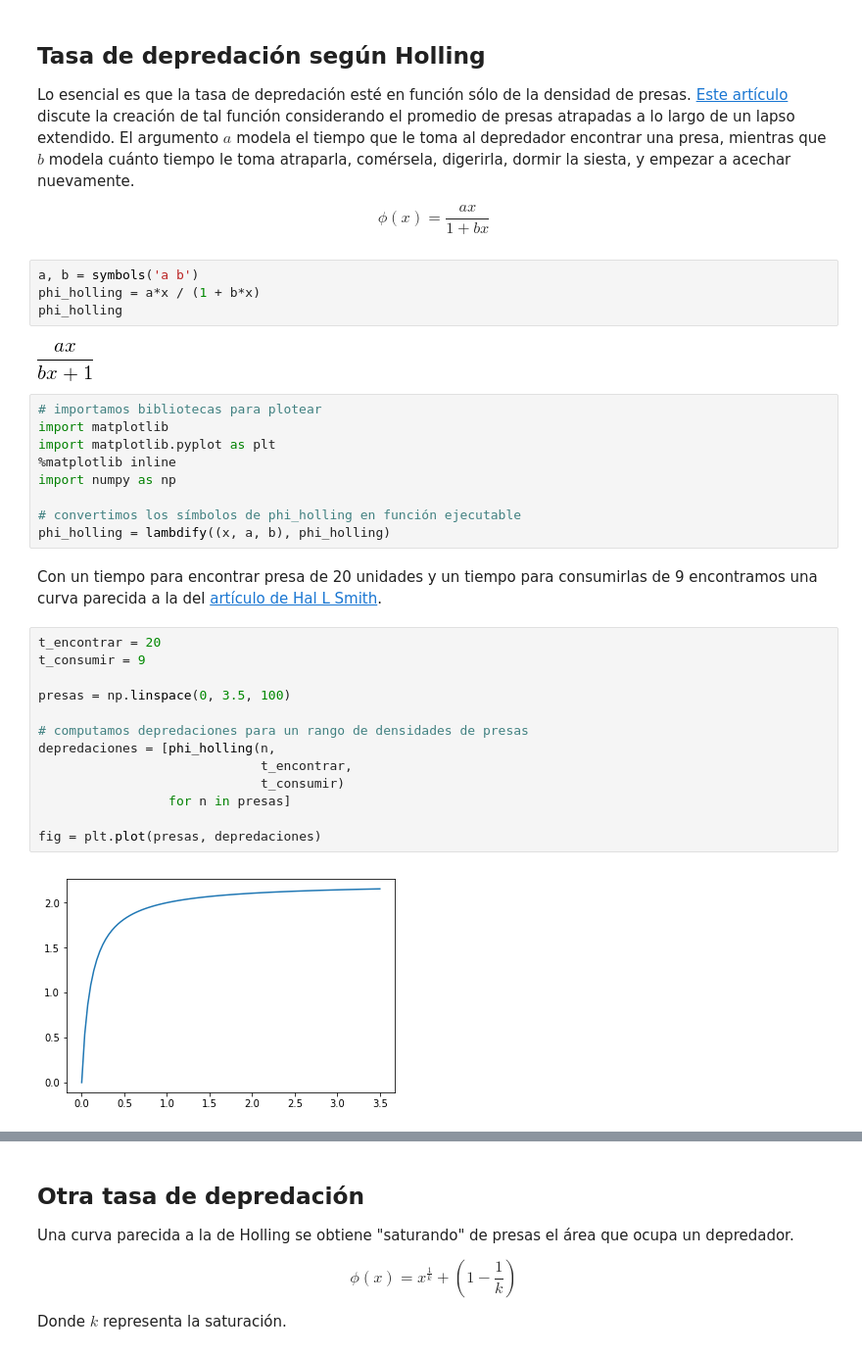
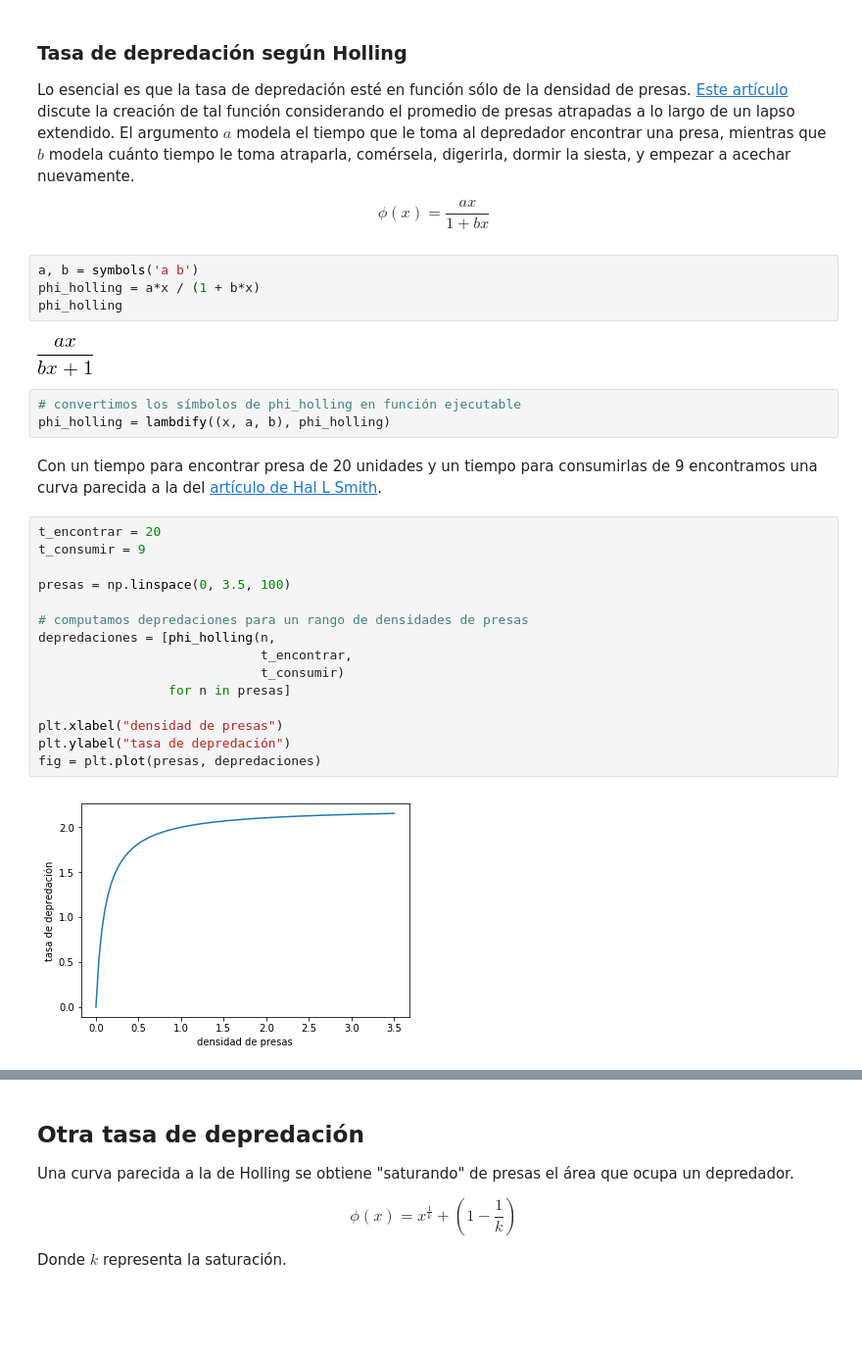
Before and after one commit to rgarcia-herrera/sistemas-dinamicos, a Jupyter notebook: Rosenzweig-MacArthur.ipynb, the cells around one changed output, grey strips where cells are left out. Shown: that part at 98% size. Saved outputs shown, nothing was run; the diff lists cells and outputs as text; blank space fills up the shorter version.

```diff
--- a/Rosenzweig-MacArthur.ipynb
+++ b/Rosenzweig-MacArthur.ipynb
@@ -47,5 +69,5 @@ dy
 # %% [markdown]
-## Tasa de depredación según Holling
+### Tasa de depredación según Holling
 
 Lo esencial es que la tasa de depredación esté en función sólo de la densidad de presas. [Este artículo](https://math.la.asu.edu/~halsmith/Rosenzweig.pdf) discute la creación de tal función considerando el promedio de presas atrapadas a lo largo de un lapso extendido. El argumento $a$ modela el tiempo que le toma al depredador encontrar una presa, mientras que $b$ modela cuánto tiempo le toma atraparla, comérsela, digerirla, dormir la siesta, y empezar a acechar nuevamente.
 
@@ -57,12 +79,6 @@ phi_holling
 # %% [output]
 [figure]
 # %%
-# importamos bibliotecas para plotear
-import matplotlib
-import matplotlib.pyplot as plt
-%matplotlib inline
-import numpy as np
-
 # convertimos los símbolos de phi_holling en función ejecutable
 phi_holling = lambdify((x, a, b), phi_holling)
 # %% [markdown]
@@ -70,15 +86,17 @@ Con un tiempo para encontrar presa de 20 unidades y un tiempo para consumirlas d
 # %%
 t_encontrar = 20
 t_consumir = 9
 
 presas = np.linspace(0, 3.5, 100)
 
 # computamos depredaciones para un rango de densidades de presas
 depredaciones = [phi_holling(n,
                              t_encontrar,
                              t_consumir)
                  for n in presas]
 
+plt.xlabel("densidad de presas")
+plt.ylabel("tasa de depredación")
 fig = plt.plot(presas, depredaciones)
 # %% [output]
-[figure, old version]
+[figure, new version]
```
Also changed, not shown: parts of 11 cells of this notebook.
